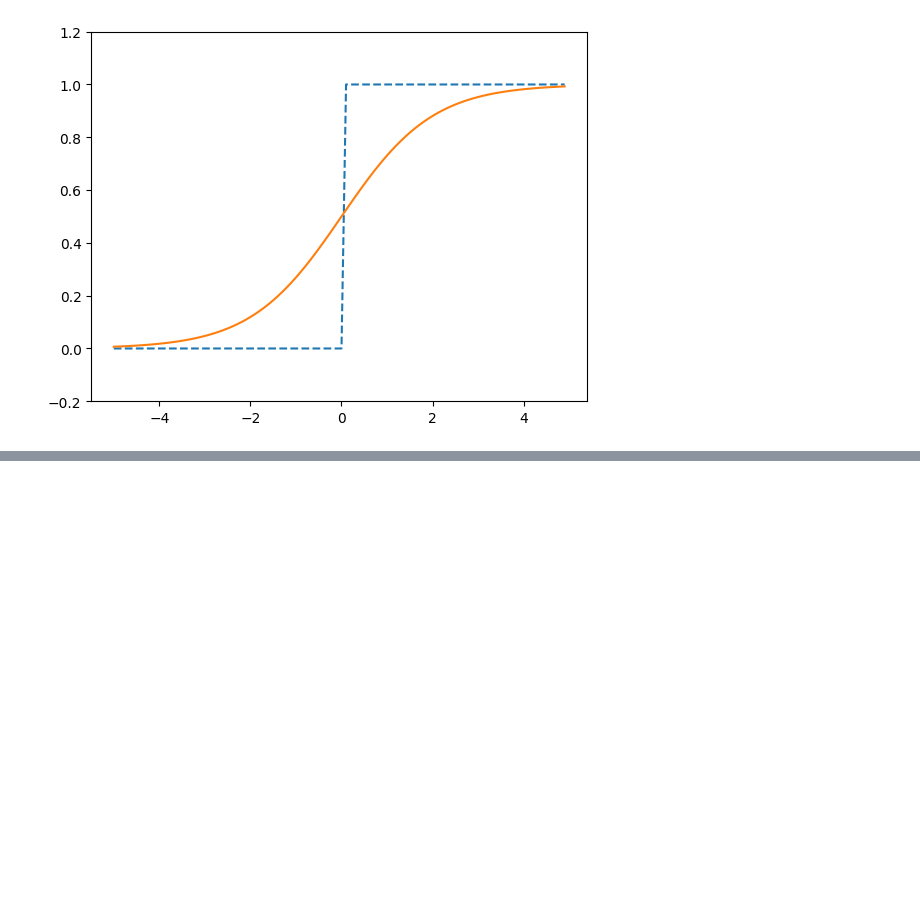
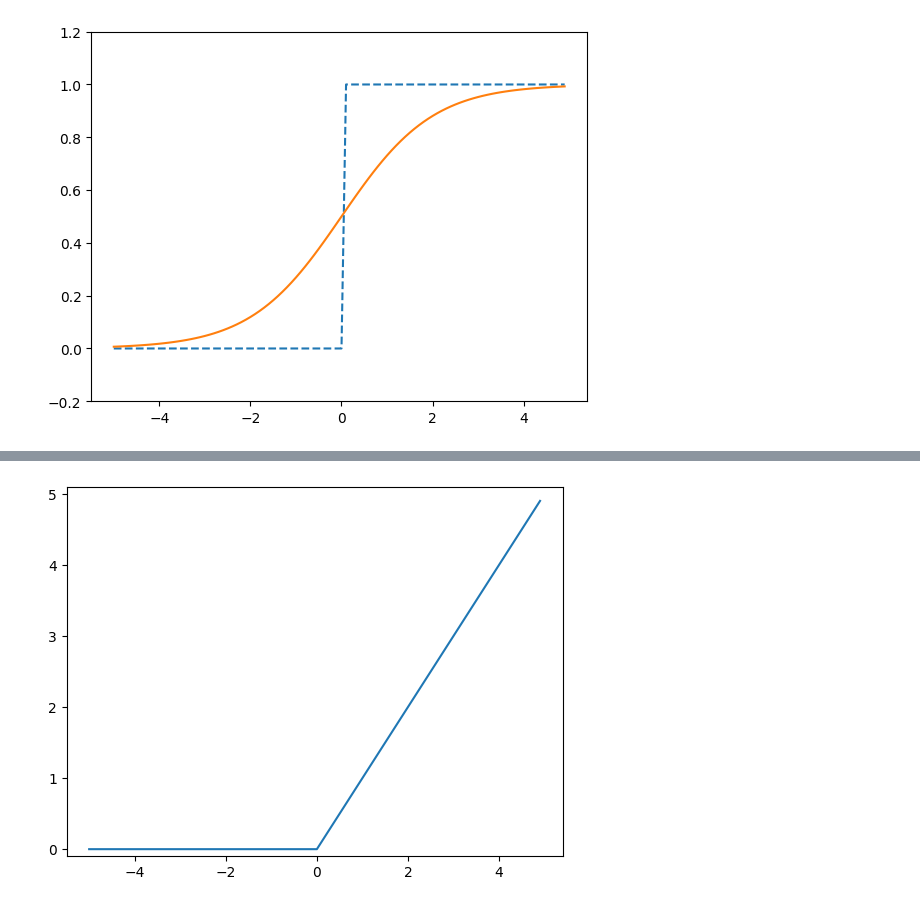
Before and after one commit to omitsuhashi/tae-machine-learning, a Jupyter notebook: src/notebook/deep_learning/basic/newral_network.ipynb, the cells around one changed output, grey strips where cells are left out. Drawn from its saved outputs; the diff is of its cells as text; code cells hidden in the pictures; blank space fills up the shorter version.

```diff
--- a/src/notebook/deep_learning/basic/newral_network.ipynb
+++ b/src/notebook/deep_learning/basic/newral_network.ipynb
@@ -68,0 +76,10 @@ plt.show()
+# %%
+def relu(x: np.ndarray) -> np.ndarray:
+    return np.maximum(0, x)
+
+y = relu(x)
+plt.plot(x, y)
+plt.ylim(-0.1, 5.1)
+plt.show()
+# %% [output]
+[figure, added]
```
Also changed, not shown: parts of 5 cells of this notebook.
